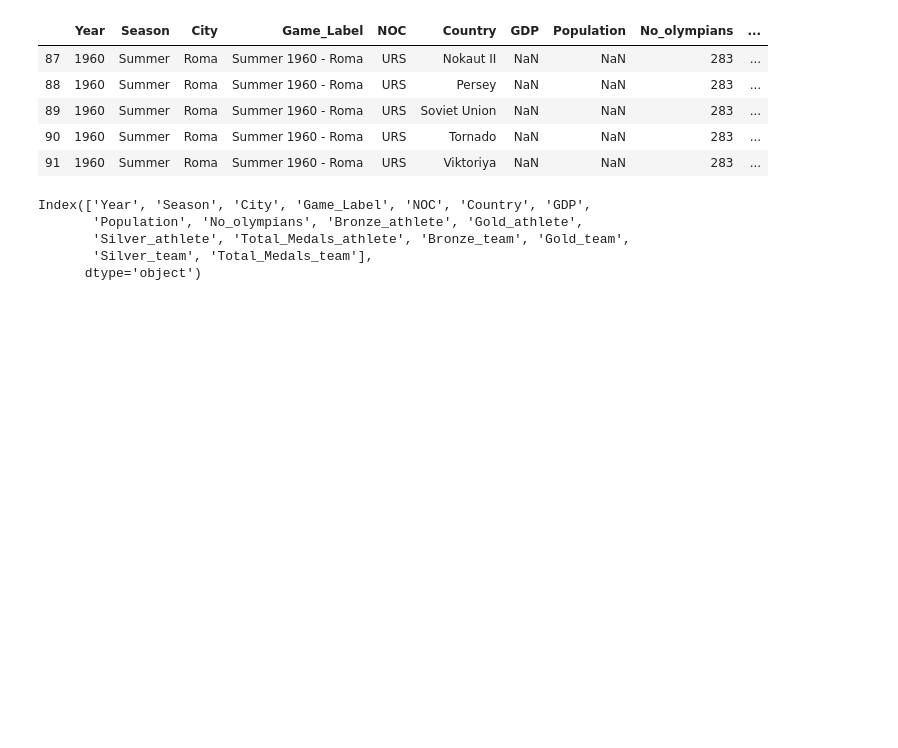
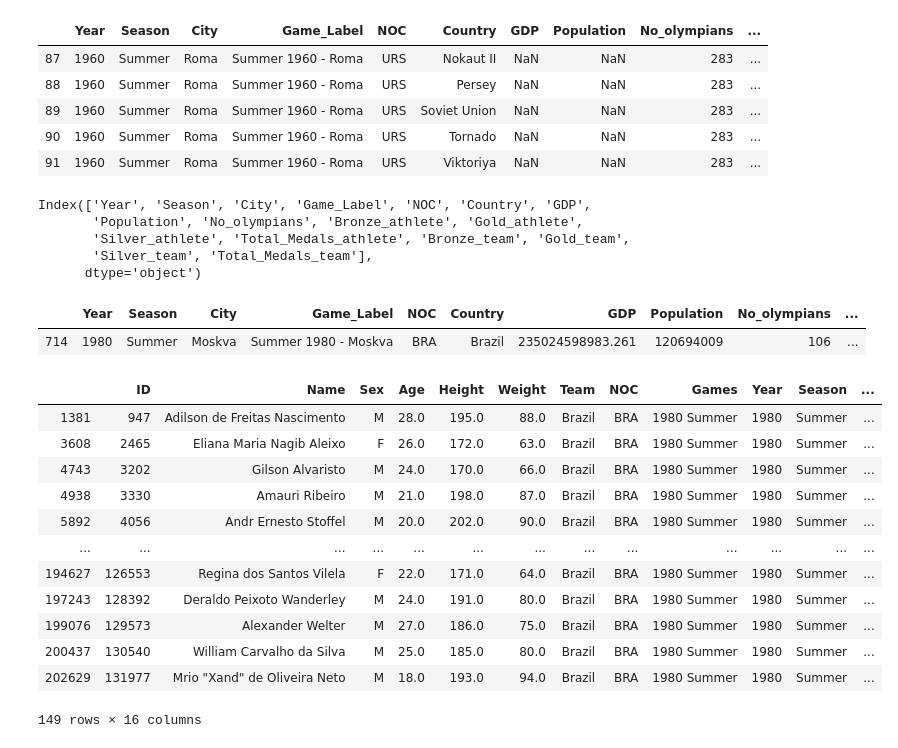
Before and after one commit to hanesy/olympics_dash, a Jupyter notebook: data_exploration.ipynb, the cells around one changed output. Cells and saved outputs as stored; diff of their text form; code cells hidden in the pictures; blank space fills up the shorter version.

```diff
--- a/data_exploration.ipynb
+++ b/data_exploration.ipynb
@@ -677,3 +678,25 @@ Index(['Year', 'Season', 'City', 'Game_Label', 'NOC', 'Country', 'GDP',
        'Silver_athlete', 'Total_Medals_athlete', 'Bronze_team', 'Gold_team',
        'Silver_team', 'Total_Medals_team'],
       dtype='object')
+# %%
+events_final[(events_final['Year'] == 1980) & (events_final['Season'] == 'Summer') & (events_final['NOC'] == 'BRA')]
+# %% [output]
+|  | Year | Season | City | Game_Label | NOC | Country | GDP | Population | No_olympians | ... |
+| 714 | 1980 | Summer | Moskva | Summer 1980 - Moskva | BRA | Brazil | 235024598983.261 | 120694009 | 106 | ... |
+# %%
+test = df_events_new[(df_events_new['Year'] == 1980) & (df_events_new['Season'] == 'Summer') & (df_events_new['NOC'] == 'BRA')]
+test
+# %% [output]
+|  | ID | Name | Sex | Age | Height | Weight | Team | NOC | Games | Year | Season | ... |
+| 1381 | 947 | Adilson de Freitas Nascimento | M | 28.0 | 195.0 | 88.0 | Brazil | BRA | 1980 Summer | 1980 | Summer | ... |
+| 3608 | 2465 | Eliana Maria Nagib Aleixo | F | 26.0 | 172.0 | 63.0 | Brazil | BRA | 1980 Summer | 1980 | Summer | ... |
+| 4743 | 3202 | Gilson Alvaristo | M | 24.0 | 170.0 | 66.0 | Brazil | BRA | 1980 Summer | 1980 | Summer | ... |
+| 4938 | 3330 | Amauri Ribeiro | M | 21.0 | 198.0 | 87.0 | Brazil | BRA | 1980 Summer | 1980 | Summer | ... |
+| 5892 | 4056 | Andr Ernesto Stoffel | M | 20.0 | 202.0 | 90.0 | Brazil | BRA | 1980 Summer | 1980 | Summer | ... |
+| ... | ... | ... | ... | ... | ... | ... | ... | ... | ... | ... | ... | ... |
+| 194627 | 126553 | Regina dos Santos Vilela | F | 22.0 | 171.0 | 64.0 | Brazil | BRA | 1980 Summer | 1980 | Summer | ... |
+| 197243 | 128392 | Deraldo Peixoto Wanderley | M | 24.0 | 191.0 | 80.0 | Brazil | BRA | 1980 Summer | 1980 | Summer | ... |
+| 199076 | 129573 | Alexander Welter | M | 27.0 | 186.0 | 75.0 | Brazil | BRA | 1980 Summer | 1980 | Summer | ... |
+| 200437 | 130540 | William Carvalho da Silva | M | 25.0 | 185.0 | 80.0 | Brazil | BRA | 1980 Summer | 1980 | Summer | ... |
+| 202629 | 131977 | Mrio "Xand" de Oliveira Neto | M | 18.0 | 193.0 | 94.0 | Brazil | BRA | 1980 Summer | 1980 | Summer | ... |
+149 rows × 16 columns
```
Also changed, not shown: parts of 2 cells of this notebook, 1 other file.
